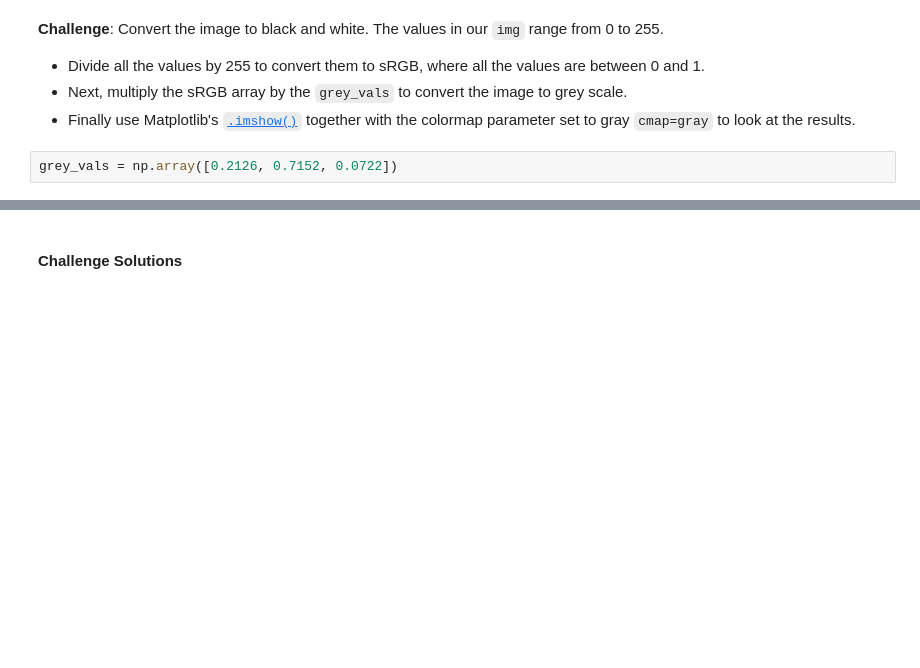
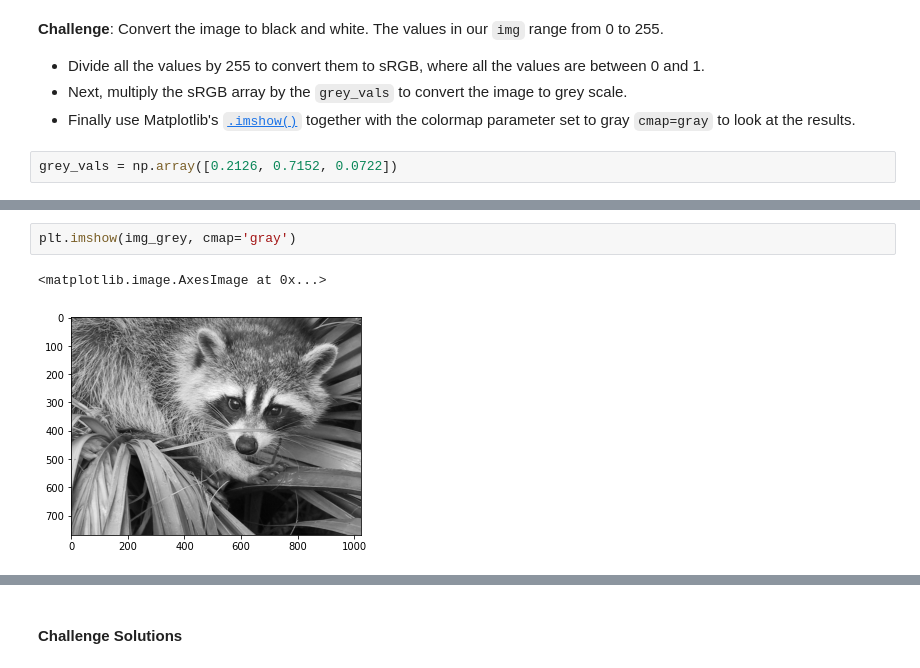
Before and after one commit to tomweinandy/100DaysOfCode, a Jupyter notebook: Projects/Day076/Computation_with_NumPy_and_N_Dimensional_Arrays.ipynb, the cells around one changed output, grey strips where cells are left out. Drawn from its saved outputs; the diff is of its cells as text; blank space fills up the shorter version.

```diff
--- a/Projects/Day076/Computation_with_NumPy_and_N_Dimensional_Arrays.ipynb
+++ b/Projects/Day076/Computation_with_NumPy_and_N_Dimensional_Arrays.ipynb
@@ -244,3 +307,8 @@ grey_vals = np.array([0.2126, 0.7152, 0.0722])
+# %%
+plt.imshow(img_grey, cmap='gray')
+# %% [output]
+<matplotlib.image.AxesImage at 0x...>
+[figure, added]
 # %% [markdown]
 **Challenge**: Can you manipulate the images by doing some operations on the underlying ndarrays? See if you can change the values in the ndarray so that:
 
```
Also changed, not shown: parts of 19 cells of this notebook.
